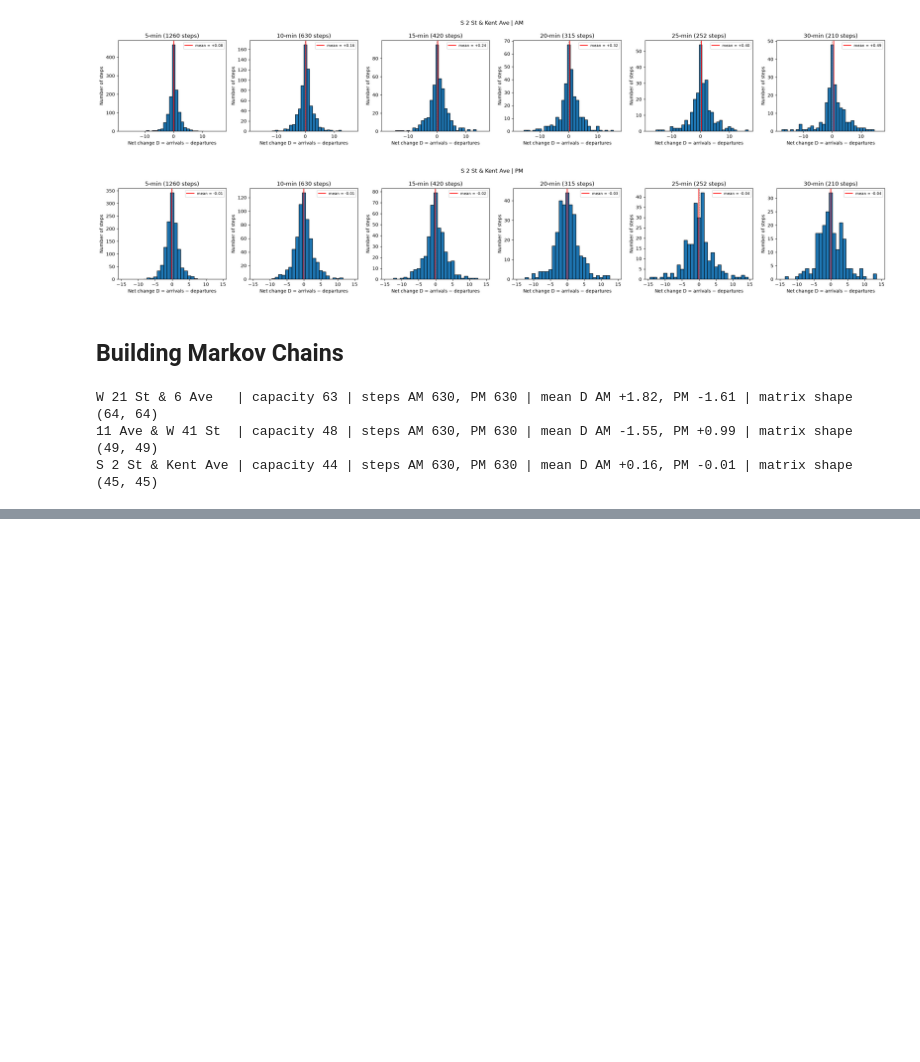
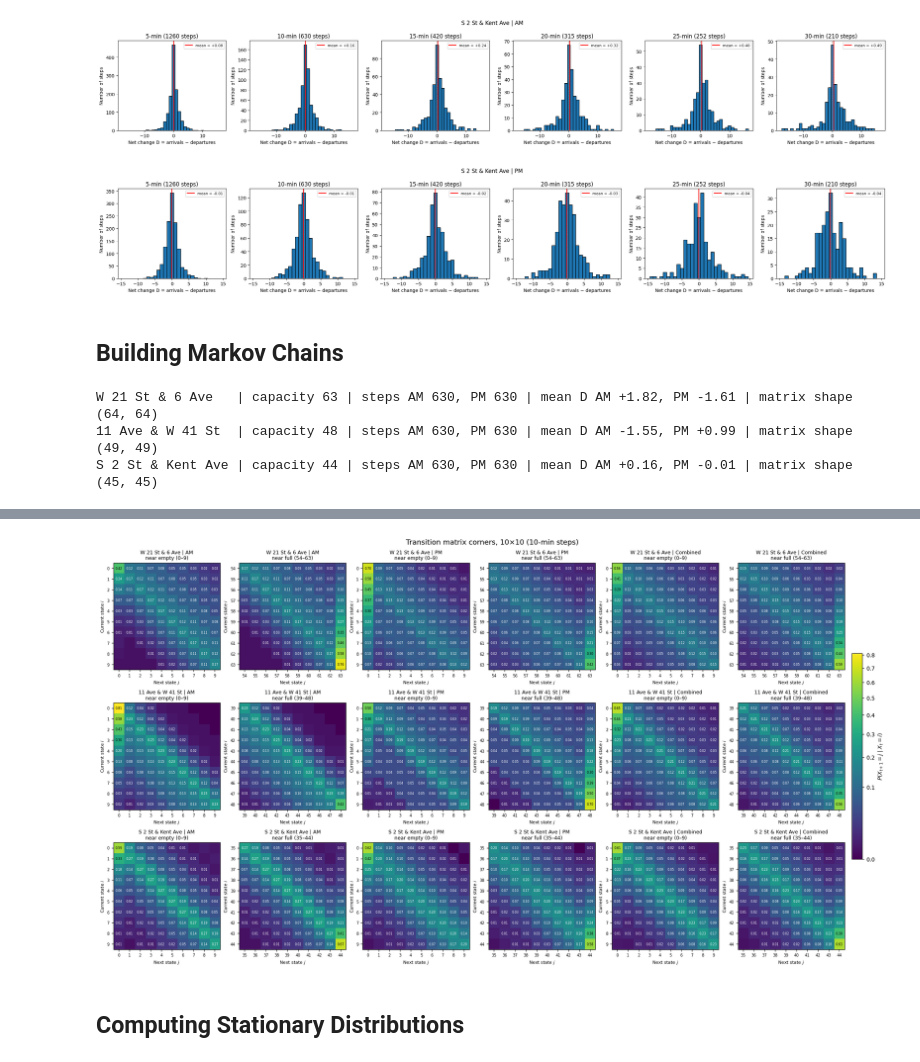
Before and after one commit to jahausma/ORIE_Project, a Jupyter notebook: ORIE_5530_Notebook.ipynb, the cells around one changed output, grey strips where cells are left out. Cells and saved outputs as stored; diff of their text form; code cells hidden in the pictures; blank space fills up the shorter version.

```diff
--- a/ORIE_5530_Notebook.ipynb
+++ b/ORIE_5530_Notebook.ipynb
@@ -465,0 +544,70 @@ S 2 St & Kent Ave | capacity 44 | steps AM 630, PM 630 | mean D AM +0.16, PM -0.
+# %%
+def plot_corner_heatmap(P, ax, corner, k=10, title="", norm=None, cmap="viridis", annotate=True):
+    """
+    Zoomed heatmap of one k x k corner of a transition matrix.
+    corner="empty" -> states 0..k-1 (top-left); corner="full" -> last k states (bottom-right).
+    Cells are labelled with their probability (blank if < 0.005).
+    """
+    n = P.shape[0]
+    k = min(k, n)
+    lo = 0 if corner == "empty" else n - k
+    sub = P[lo:lo + k, lo:lo + k]
+    states = np.arange(lo, lo + k)
+
+    im = ax.imshow(sub, cmap=cmap, norm=norm, origin="upper", interpolation="nearest")
+    ax.set_xticks(range(k), states, fontsize=7)
+    ax.set_yticks(range(k), states, fontsize=7)
+    ax.set_xlabel("Next state $j$", fontsize=8)
+    ax.set_ylabel("Current state $i$", fontsize=8)
+    ax.set_title(title, fontsize=9)
+
+    if annotate:
+        cmap_obj = plt.get_cmap(cmap)
+        for r in range(k):
+            for c in range(k):
+                p = sub[r, c]
+                if p < 0.005:
+                    continue
+                shade = norm(p) if norm is not None else p / sub.max()
+                text_color = "black" if shade > 0.6 else "white"     # dark text on the yellow end
+                ax.text(c, r, f"{p:.2f}", ha="center", va="center", fontsize=5.5, color=text_color)
+    return im
+
+
+def plot_all_corner_heatmaps(MCs, stations, blocks=("AM", "PM", "Combined"), k=10,
+                             gamma=0.5, cmap="viridis", save_path=None):
+    """
+    One row per station; for each block, two panels side by side:
+    the near-empty corner (top-left) and the near-full corner (bottom-right).
+    Uses the same color scale as the full heatmaps so the two figures are comparable.
+    """
+    vmax = max(MCs[s][b].max() for s in stations for b in blocks)
+    norm = PowerNorm(gamma=gamma, vmin=0, vmax=vmax)
+
+    ncols = 2 * len(blocks)
+    fig, axes = plt.subplots(len(stations), ncols,
+                             figsize=(3.3 * ncols, 3.6 * len(stations)),
+                             constrained_layout=True)
+    axes = np.atleast_2d(axes)
+    for r, station in enumerate(stations):
+        cap = MCs[station][blocks[0]].shape[0] - 1
+        for b, block in enumerate(blocks):
+            P = MCs[station][block]
+            plot_corner_heatmap(P, axes[r, 2 * b], "empty", k=k, norm=norm, cmap=cmap,
+                                title=f"{station} | {block}\nnear empty (0–{k - 1})")
+            im = plot_corner_heatmap(P, axes[r, 2 * b + 1], "full", k=k, norm=norm, cmap=cmap,
+                                     title=f"{station} | {block}\nnear full ({cap - k + 1}–{cap})")
+    cbar = fig.colorbar(im, ax=axes, shrink=0.5, pad=0.01)
+    cbar.set_label(r"$P(X_{t+1} = j \mid X_t = i)$")
+    fig.suptitle(f"Transition matrix corners, {k}×{k} ({WINDOW}-min steps)", fontsize=13)
+    if save_path:
+        Path(save_path).parent.mkdir(parents=True, exist_ok=True)
+        fig.savefig(save_path, dpi=200, bbox_inches="tight")
+    plt.show()
+
+
+plot_all_corner_heatmaps(MCs, stations, k=10, save_path="images/transition_matrix_corners.png")
+# %% [output]
+[figure, added]
+# %% [markdown]
+## Computing Stationary Distributions
```
Also changed, not shown: parts of 12 cells of this notebook, 3 other files.
